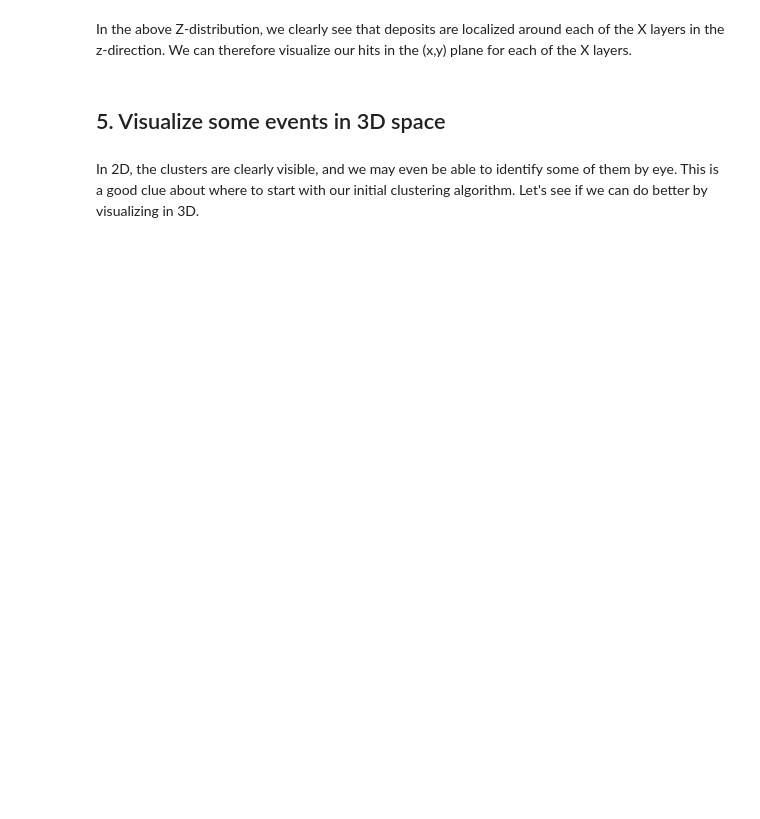
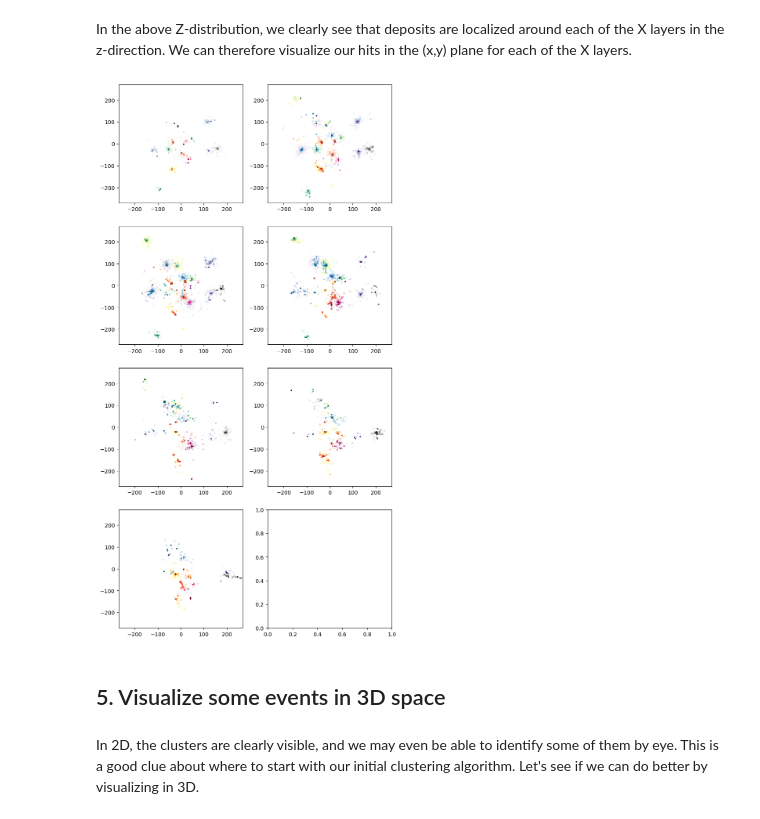
Before and after one commit to wpmccormack/ePIC_Clustering_2023, a Jupyter notebook: examples/notebooks/0_Exploratory_Data_Analysis.ipynb, the cells around one changed output. Cells and saved outputs as stored; diff of their text form; code cells hidden in the pictures; blank space fills up the shorter version.

```diff
--- a/examples/notebooks/0_Exploratory_Data_Analysis.ipynb
+++ b/examples/notebooks/0_Exploratory_Data_Analysis.ipynb
@@ -118,5 +128,23 @@ We see that there are not **so** many particles in each event, so we can color-c
 # %% [markdown]
 In the above Z-distribution, we clearly see that deposits are localized around each of the X layers in the z-direction. We can therefore visualize our hits in the (x,y) plane for each of the X layers.
+# %%
+fig, axs = plt.subplots(4, 2, figsize=(9, 18))  # Create a 3x2 grid of subplots
+
+for i, iz in enumerate(sorted(typical_event.iz.unique())):
+    row = i // 2  # Calculate the row index based on the subplot position
+    col = i % 2   # Calculate the column index based on the subplot position
+    ax = axs[row, col]  # Get the correct subplot for the current iteration
+
+    layer = typical_event[typical_event["iz"] == iz]
+
+    for i, clusterID in enumerate(typical_event.clusterID.unique()[:len(all_colors)]):
+        cluster = layer[layer["clusterID"] == clusterID]
+        ax.scatter(cluster.posx, cluster.posy, cmap=all_colors[i], c=cluster.E**(1/4), s=3)
+        # Make x, y bounds (-270, 270)
+        ax.set_xlim(-270, 270)
+        ax.set_ylim(-270, 270)
+# %% [output]
+[figure, added]
 # %% [markdown]
 ## 5. Visualize some events in 3D space
 # %% [markdown]
```
Also changed, not shown: parts of 7 cells of this notebook.
